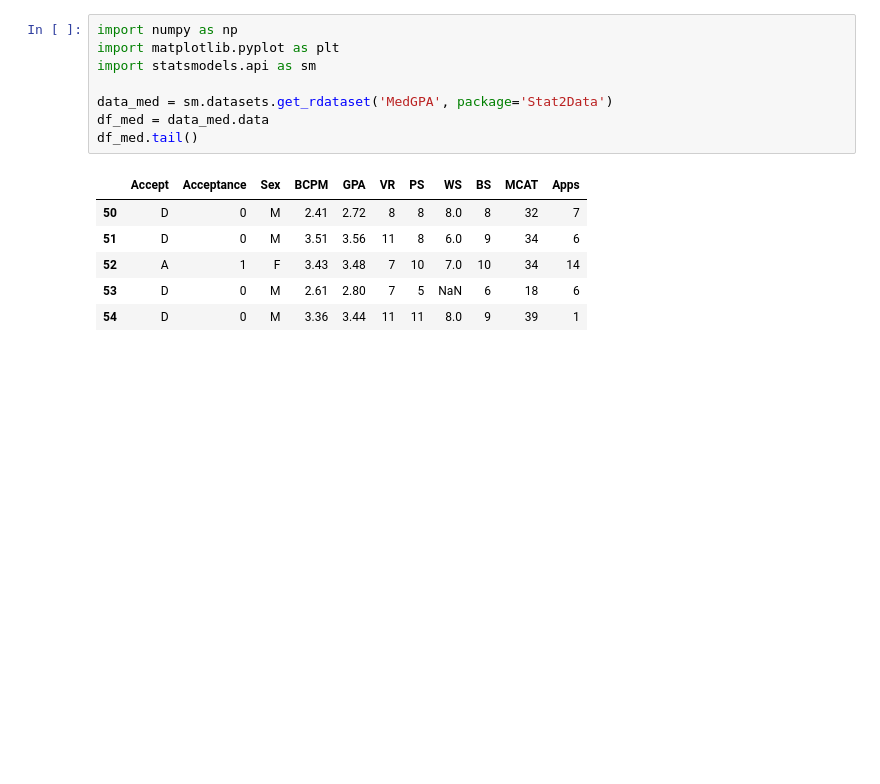
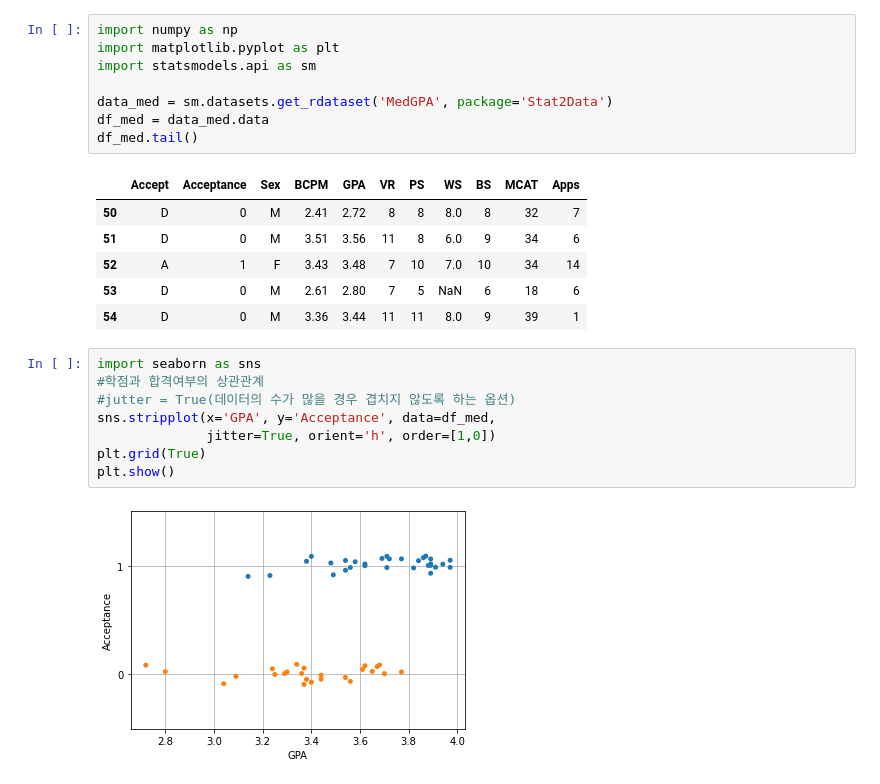
Before and after one commit to kkrree/pythonProject, a Jupyter notebook: pythonBasic/LOGIT/1.2logitTrain.ipynb, the cells around one changed output. Drawn from its saved outputs; the diff is of its cells as text; blank space fills up the shorter version.

```diff
--- a/pythonBasic/LOGIT/1.2logitTrain.ipynb
+++ b/pythonBasic/LOGIT/1.2logitTrain.ipynb
@@ -25,3 +25,13 @@ df_med.tail()
 | 52 | A | 1 | F | 3.43 | 3.48 | 7 | 10 | 7.0 | 10 | 34 | 14 |
 | 53 | D | 0 | M | 2.61 | 2.80 | 7 | 5 | NaN | 6 | 18 | 6 |
 | 54 | D | 0 | M | 3.36 | 3.44 | 11 | 11 | 8.0 | 9 | 39 | 1 |
+# %%
+import seaborn as sns
+#학점과 합격여부의 상관관계
+#jutter = True(데이터의 수가 많을 경우 겹치지 않도록 하는 옵션)
+sns.stripplot(x='GPA', y='Acceptance', data=df_med,
+              jitter=True, orient='h', order=[1,0])
+plt.grid(True)
+plt.show()
+# %% [output]
+[figure, added]
```
Also changed, not shown: parts of 40 cells of this notebook.
